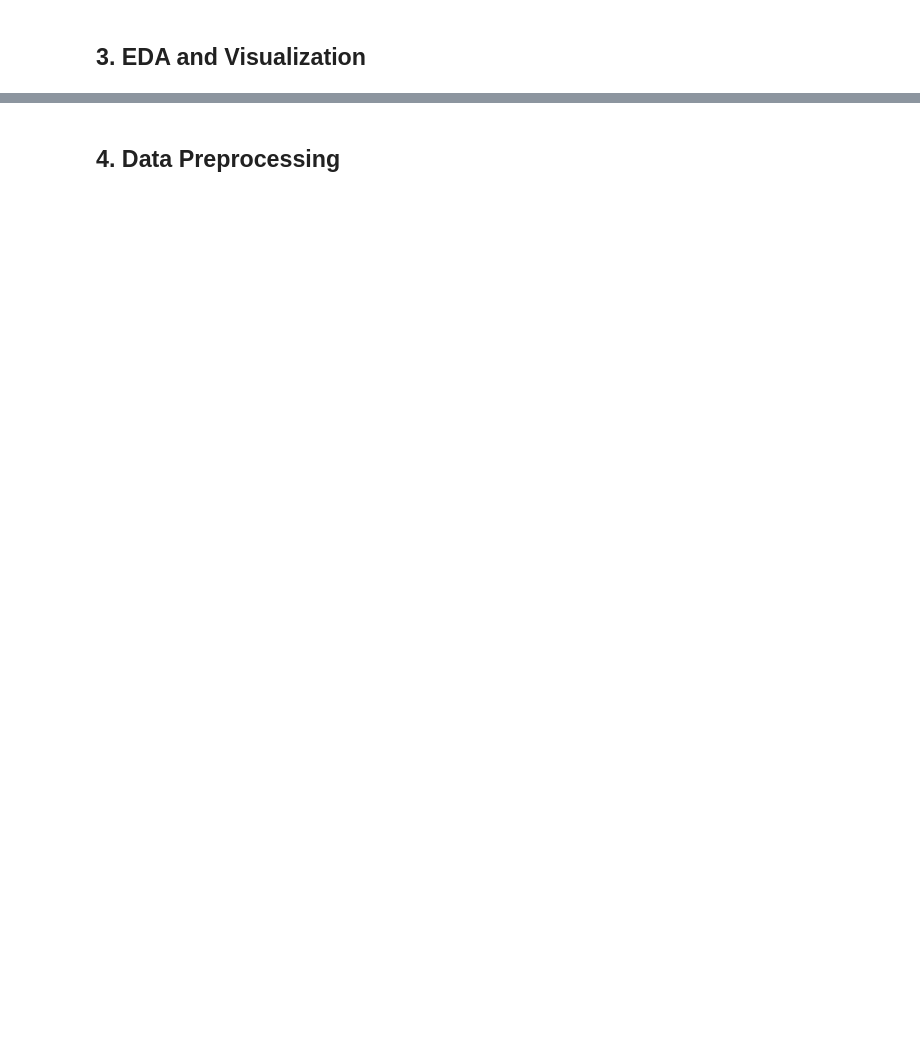
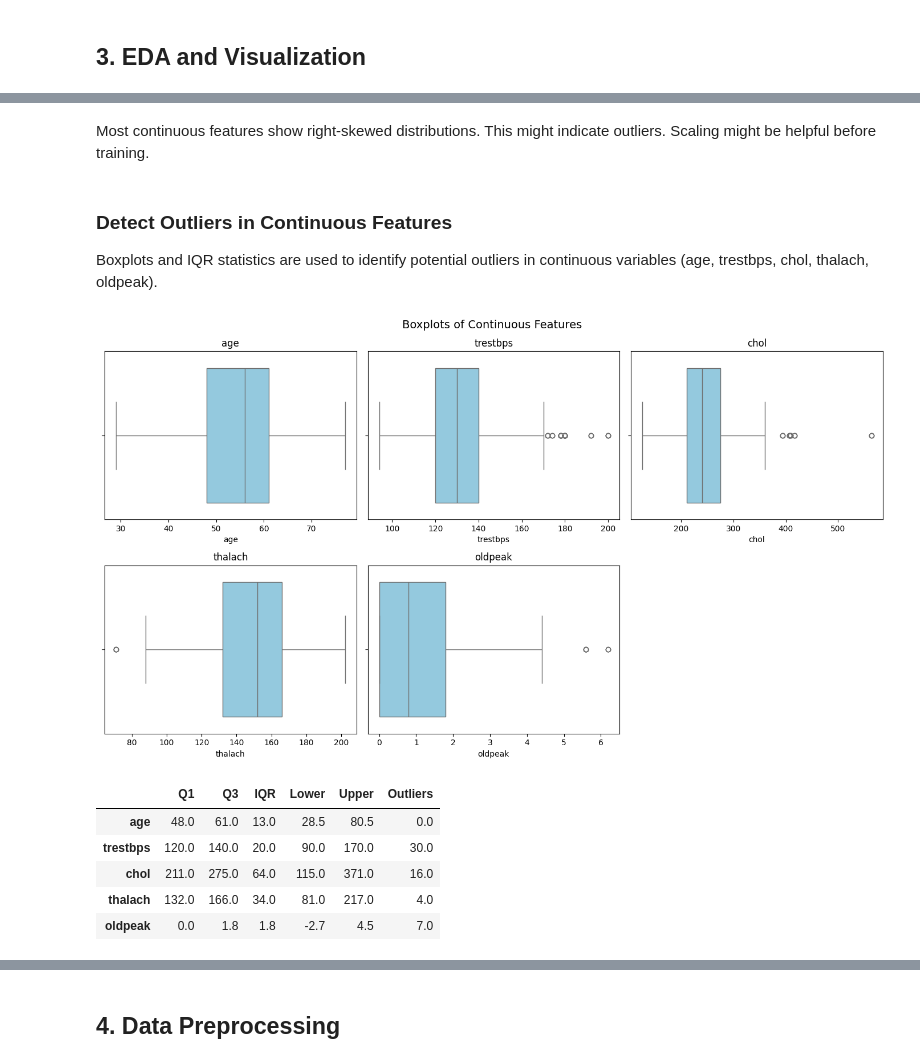
Before and after one commit to TORlN/ML-Final-Project, a Jupyter notebook: Final_Project.ipynb, the cells around one changed output, grey strips where cells are left out. Saved outputs shown, nothing was run; the diff lists cells and outputs as text; code cells hidden in the pictures; blank space fills up the shorter version.

```diff
--- a/Final_Project.ipynb
+++ b/Final_Project.ipynb
@@ -110,0 +143,38 @@ dtype: int64
+# %% [markdown]
+Most continuous features show right-skewed distributions. This might indicate outliers. Scaling might be helpful before training.
+# %% [markdown]
+### Detect Outliers in Continuous Features
+Boxplots and IQR statistics are used to identify potential outliers in continuous variables (age, trestbps, chol, thalach, oldpeak).
+# %%
+# Boxplots for continuous features
+fig, axes = plt.subplots(2, 3, figsize=(14, 8))
+axes = axes.flatten()
+
+for i, col in enumerate(cont_cols):
+    sns.boxplot(x=df[col], ax=axes[i], color='skyblue')
+    axes[i].set_title(col)
+
+for j in range(len(cont_cols), len(axes)):
+    fig.delaxes(axes[j])
+
+plt.suptitle("Boxplots of Continuous Features", fontsize=14)
+plt.tight_layout()
+plt.show()
+
+def iqr_bounds(s):
+    q1, q3 = s.quantile([0.25, 0.75])
+    iqr = q3 - q1
+    lower, upper = q1 - 1.5 * iqr, q3 + 1.5 * iqr
+    outliers = ((s < lower) | (s > upper)).sum()
+    return pd.Series({'Q1': q1, 'Q3': q3, 'IQR': iqr, 'Lower': lower, 'Upper': upper, 'Outliers': outliers})
+
+iqr_table = df[cont_cols].apply(iqr_bounds).T
+iqr_table
+# %% [output]
+[figure, added]
+|  | Q1 | Q3 | IQR | Lower | Upper | Outliers |
+| age | 48.0 | 61.0 | 13.0 | 28.5 | 80.5 | 0.0 |
+| trestbps | 120.0 | 140.0 | 20.0 | 90.0 | 170.0 | 30.0 |
+| chol | 211.0 | 275.0 | 64.0 | 115.0 | 371.0 | 16.0 |
+| thalach | 132.0 | 166.0 | 34.0 | 81.0 | 217.0 | 4.0 |
+| oldpeak | 0.0 | 1.8 | 1.8 | -2.7 | 4.5 | 7.0 |
```
Also changed, not shown: parts of 27 cells of this notebook, 1 other file.
